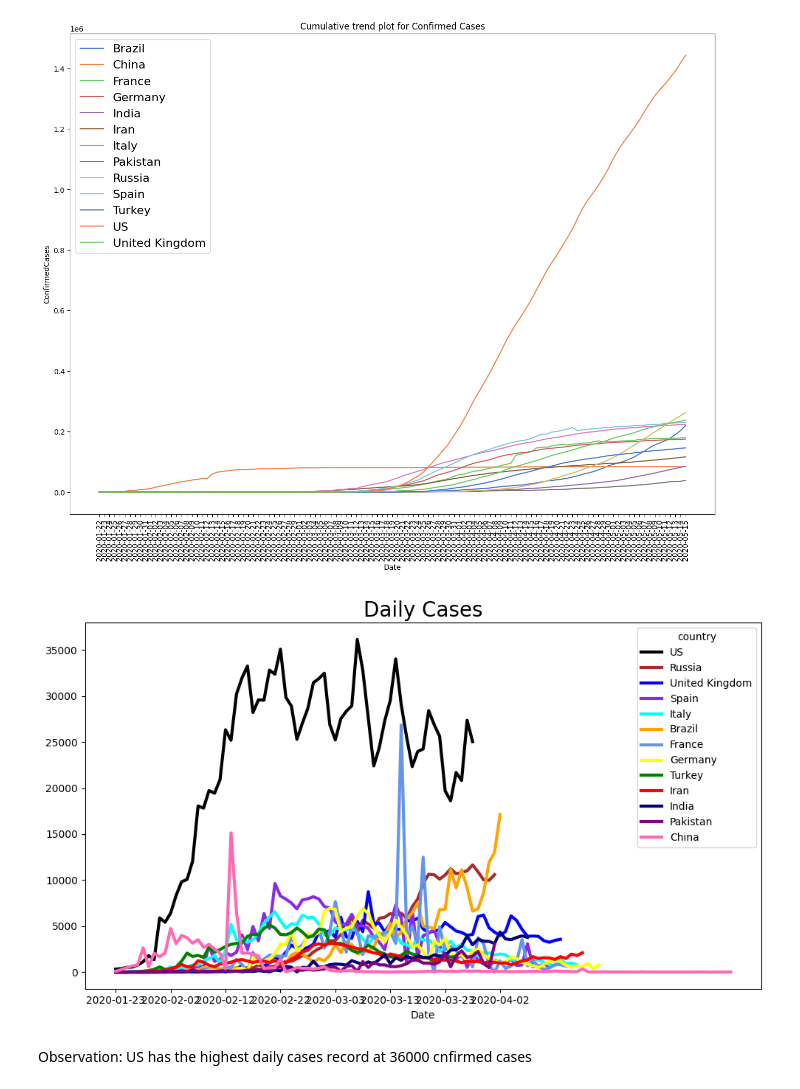
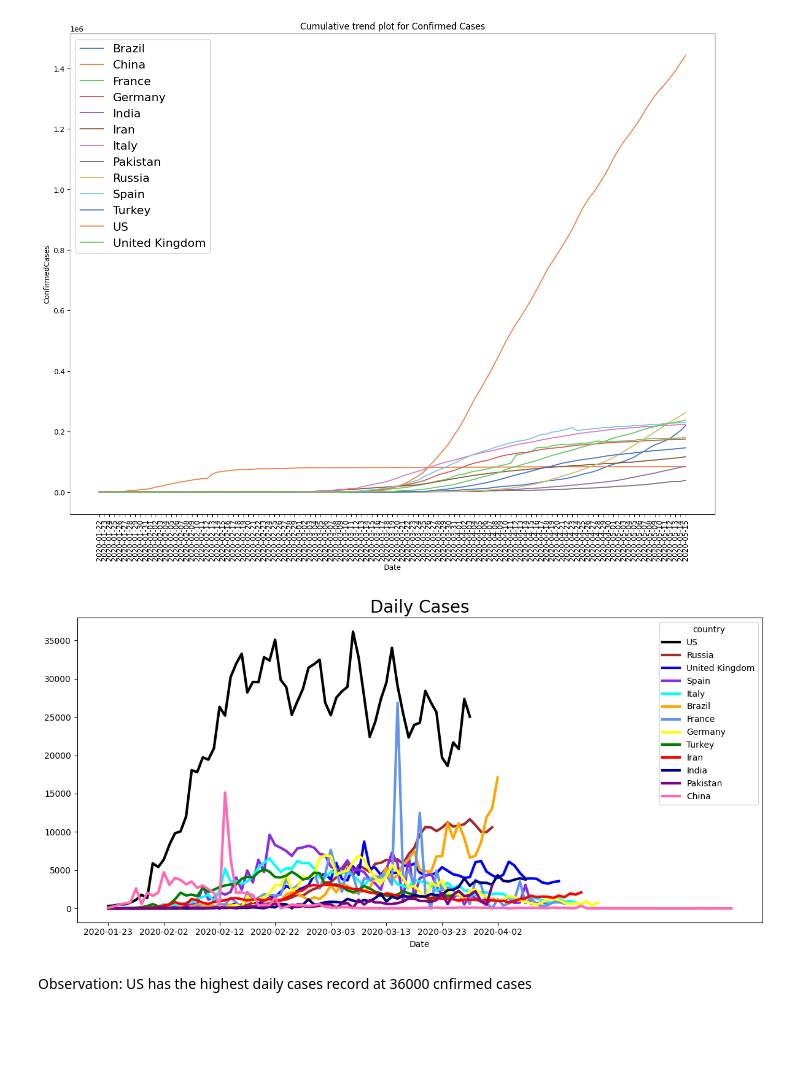
Before and after one commit to laynouch/COVID, a Jupyter notebook: Covid.ipynb, the cells around one changed output. Cells and saved outputs as stored; diff of their text form; code cells hidden in the pictures; blank space fills up the shorter version.

```diff
--- a/Covid.ipynb
+++ b/Covid.ipynb
@@ -224,18 +227,18 @@ plt.show()
 # %% [output]
 [figure]
 # %%
-plt.figure(figsize=(10,6))
+plt.figure(figsize=(12,6))
 colors=['black','brown','blue', 'blueviolet', 'aqua','orange', 'cornflowerblue', 'yellow','green','red','navy','purple','hotpink']
 for i,country in enumerate(listC):
     Dcases=dfC[dfC[country]>0][country].diff().fillna(0)
     Dcases=Dcases[Dcases>0]
     Dcases.plot(color=colors[i],label=country,markersize=8,lw=3)
     plt.title('Daily Cases',fontsize=20)
     plt.legend(title='country')
 plt.tight_layout()
 plt.show()
 # %% [output]
-[figure, old version]
+[figure, new version]
 # %% [markdown]
 Observation: US has the highest daily cases record at 36000 cnfirmed cases
 # %%
```
Also changed, not shown: parts of 14 cells of this notebook.
